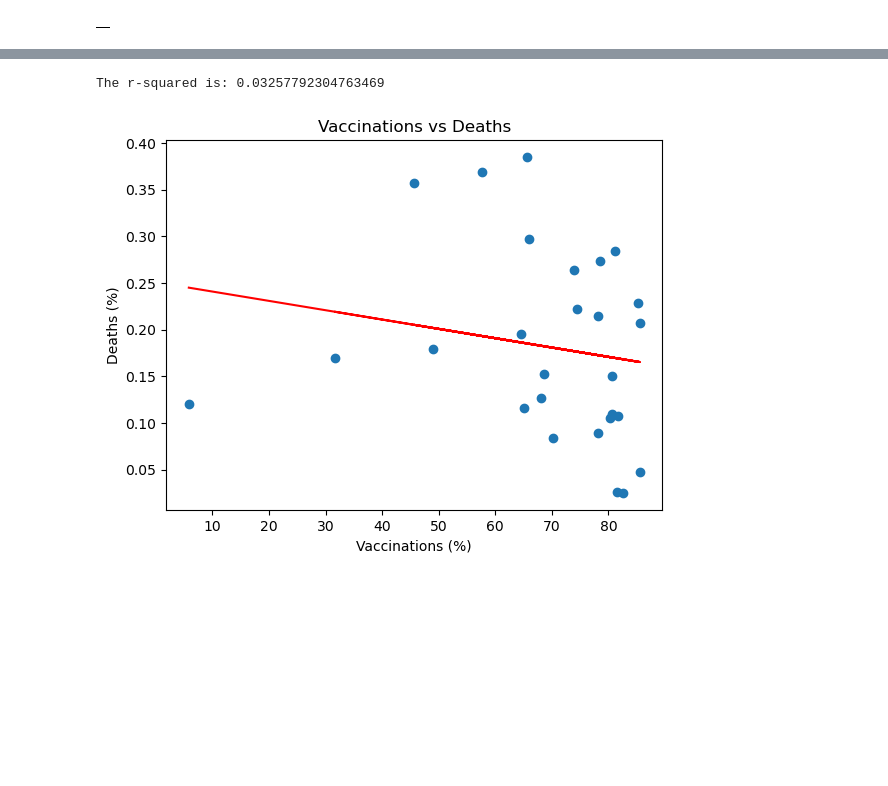
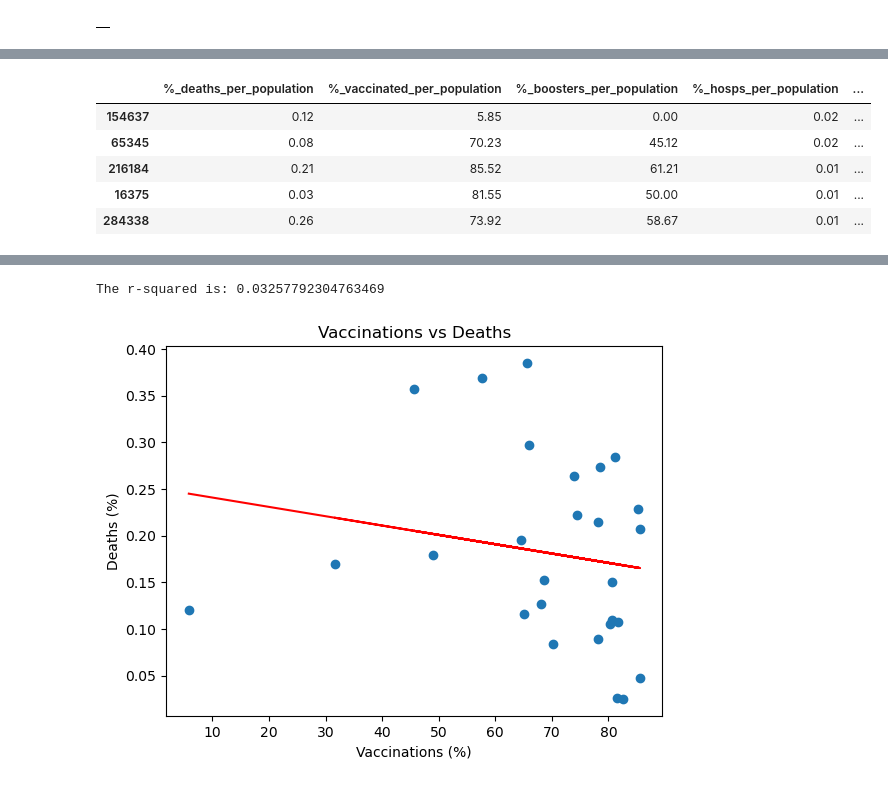
Before and after one commit to Murtatha381/Project-3, a Jupyter notebook: jupyter_database.ipynb, the cells around one changed output, grey strips where cells are left out. Cells and saved outputs as stored; diff of their text form; code cells hidden in the pictures; blank space fills up the shorter version.

```diff
--- a/jupyter_database.ipynb
+++ b/jupyter_database.ipynb
@@ -185,6 +185,22 @@ Country_percentage[['location','population','%_cases_per_population','%_deaths_p
 | 66683 | Czechia | 10493990.0 | 40.101506 | 0.384963 | 65.538199 | ... |
 | 128760 | Israel | 9449000.0 | 45.101598 | 0.115589 | 65.074939 | ... |
 | 250898 | South Africa | 59893884.0 | 6.658408 | 0.169700 | 31.719993 | ... |
+# %%
+clean_country = pd.DataFrame()
+clean_country['%_deaths_per_population'] = Country_percentage['%_deaths_per_population'].round(2)
+clean_country['%_vaccinated_per_population'] = Country_percentage['%_vaccinated_per_population'].round(2)
+clean_country['%_boosters_per_population'] = Country_percentage['%_boosters_per_population'].round(2)
+clean_country['%_hosps_per_population'] = Country_percentage['%_hosps_per_population'].round(2)
+clean_country['%_cases_per_population'] = Country_percentage['%_cases_per_population'].round(2)
+clean_country['%_diabetes_prevalence'] = Country_percentage['%_diabetes_prevalence'].round(2)
+clean_country.head()
+# %% [output]
+|  | %_deaths_per_population | %_vaccinated_per_population | %_boosters_per_population | %_hosps_per_population | ... |
+| 154637 | 0.12 | 5.85 | 0.00 | 0.02 | ... |
+| 65345 | 0.08 | 70.23 | 45.12 | 0.02 | ... |
+| 216184 | 0.21 | 85.52 | 61.21 | 0.01 | ... |
+| 16375 | 0.03 | 81.55 | 50.00 | 0.01 | ... |
+| 284338 | 0.26 | 73.92 | 58.67 | 0.01 | ... |
 # %%
 #made a scatter plot of Vaccinations VS Positive Cases
 x_axis= Country_percentage['%_vaccinated_per_population']
```
Also changed, not shown: parts of 1 cell of this notebook.
